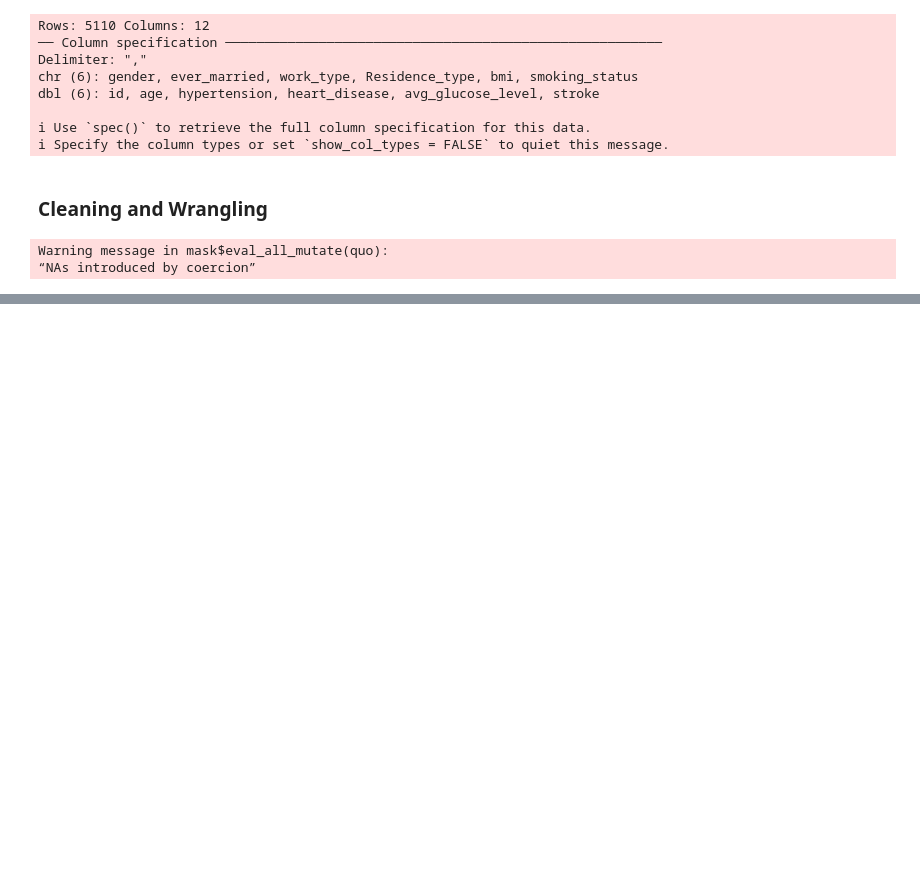
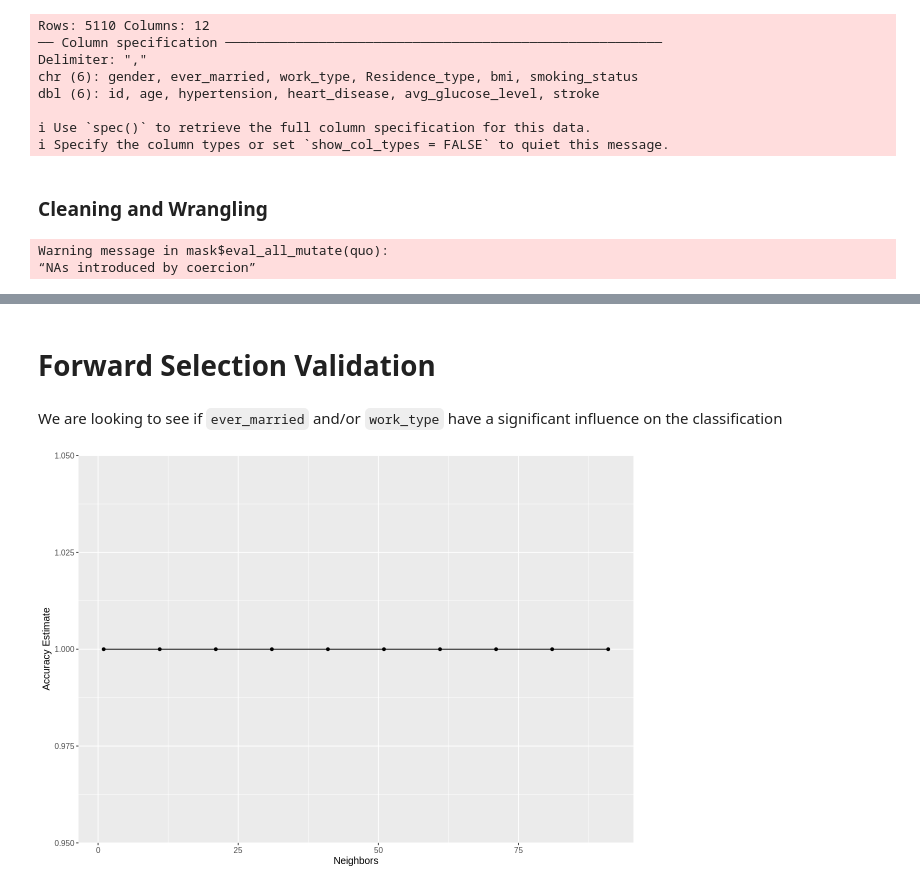
Before and after one commit to 21chanas3/dsci100-group73, a Jupyter notebook: main.ipynb, the cells around one changed output, grey strips where cells are left out. Drawn from its saved outputs; the diff is of its cells as text; code cells hidden in the pictures; blank space fills up the shorter version.

Commit message:
added neighbor tuning

```diff
--- a/main.ipynb
+++ b/main.ipynb
@@ -200,0 +219,4 @@ stroke_prelim_vis
+# %% [markdown]
+# Forward Selection Validation
+# %% [markdown]
+We are looking to see if `ever_married` and/or `work_type` have a significant influence on the classification
@@ -200,0 +234,26 @@ stroke_prelim_vis
+# %%
+stroke_vfold <- vfold_cv(stroke_training, v = 5, strata = stroke)
+# %%
+stroke_recipe <- recipe(stroke ~ ., data = test) |>
+    step_scale(all_numeric_predictors()) |>
+    step_center(all_numeric_predictors()) |>
+    step_dummy(all_nominal_predictors())
+# %%
+k_vals <- tibble(neighbors = seq(from = 1, to = 10, by = 2))
+vfold_metrics <- workflow() |>
+    add_recipe(stroke_recipe) |>
+    add_model(stroke_classifier) |>
+    tune_grid(resamples = stroke_vfold, grid = k_vals) |>
+    collect_metrics()
+# %%
+accuracies <- vfold_metrics |>
+  filter(.metric == "accuracy")
+# %%
+accuracy_vs_k <- ggplot(accuracies, aes(x = neighbors, y = mean)) +
+  geom_point() +
+  geom_line() +
+  labs(x = "Neighbors", y = "Accuracy Estimate") +
+  theme(text = element_text(size = 12))
+accuracy_vs_k
+# %% [output]
+[figure, added]
```
Also changed, not shown: parts of 9 cells of this notebook.
